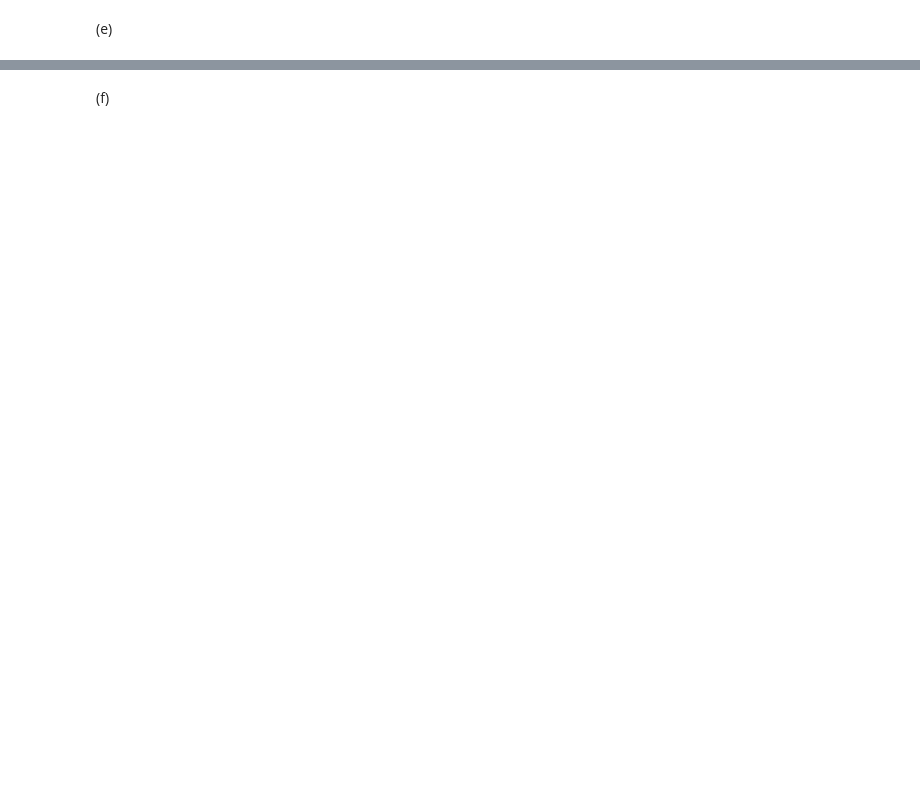
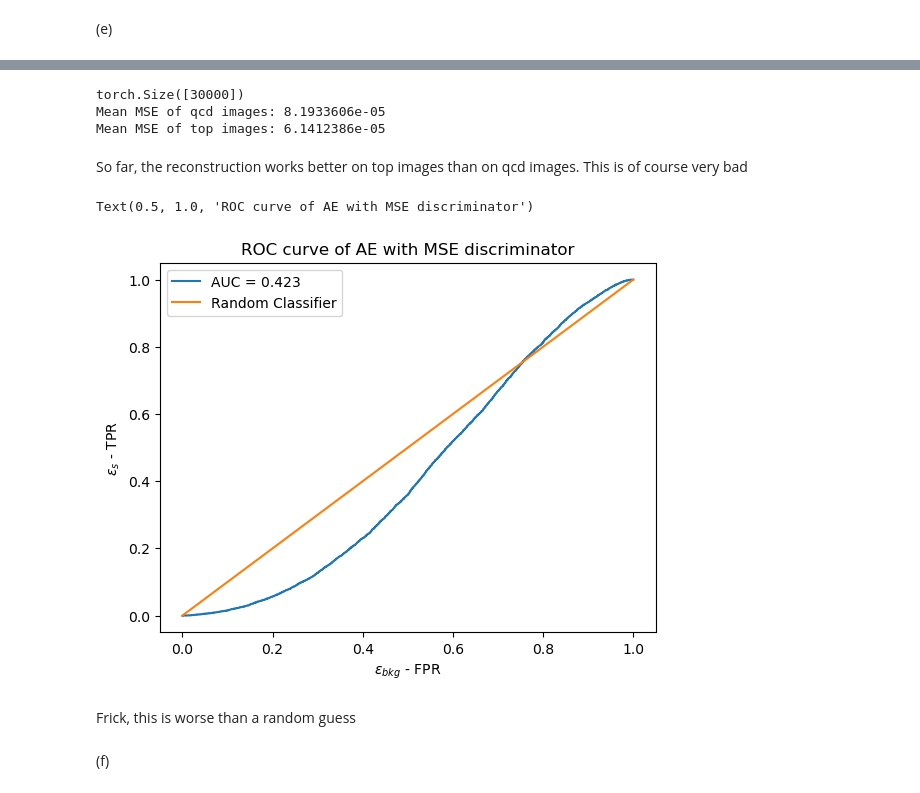
Before and after one commit to phopopo/mlph2023-Exercises, a Jupyter notebook: sheet08.ipynb, the cells around one changed output, grey strips where cells are left out. Cells and saved outputs as stored; diff of their text form; code cells hidden in the pictures; blank space fills up the shorter version.

```diff
--- a/sheet08.ipynb
+++ b/sheet08.ipynb
@@ -700,2 +756,48 @@ RuntimeError: Given groups=1, weight of size [5, 1, 3, 3], expected input[1, 64,
+# %%
+#ROC curves etc.
+#get the data
+_,_,_,z_train_torch,z_test_torch,z_val_torch=make_dataloaders(z_train,z_val,z_test,64, False)
+
+with torch.no_grad():
+    #make prediction
+    test_pred_cnn = cnn_model(z_test_torch)
+    #calculate MSE
+    test_MSE_cnn = torch.mean((z_test_torch - test_pred_cnn)**2, (1,2,3))
+    #normalize MSE
+    #test_MSE_cnn = test_MSE_cnn / torch.max(test_MSE_cnn)
+    #convert the labels to tensor
+    y_test_torch = torch.Tensor(y_test).float()
+
+#what is the MSE difference between top jets and qcd jets?
+mean_MSE_cnn_qcd = torch.mean(test_MSE_cnn[np.where(y_test_torch == 0)])
+mean_MSE_cnn_top = torch.mean(test_MSE_cnn[np.where(y_test_torch == 1)])
+print("Mean MSE of qcd images: " + str(mean_MSE_cnn_qcd.numpy()))
+print("Mean MSE of top images: " + str(mean_MSE_cnn_top.numpy()))
+#compute ROC and AUC
+
+fpr_cnn, tpr_cnn,_  = roc_curve(y_test_torch, test_MSE_cnn)
+auc_score_cnn = roc_auc_score(y_test_torch, test_MSE_cnn)
+# %% [output]
+torch.Size([30000])
+Mean MSE of qcd images: 8.1933606e-05
+Mean MSE of top images: 6.1412386e-05
+# %% [markdown]
+So far, the reconstruction works better on top images than on qcd images. This is of course very bad
+# %%
+#plot the ROC
+fig, ax = plt.subplots()
+rnd_class = np.linspace(0, 1, 100)
+
+ax.plot(fpr_cnn, tpr_cnn, label = f"AUC = {auc_score_cnn:.3}")
+plt.plot(rnd_class,rnd_class, label = "Random Classifier")
+ax.set_xlabel('$\epsilon_{bkg}$ - FPR')
+ax.set_ylabel('$\epsilon_{s}$ - TPR')
+ax.legend()
+ax.set_title("ROC curve of AE with MSE discriminator")
+# %% [output]
+Text(0.5, 1.0, 'ROC curve of AE with MSE discriminator')
+[figure, added]
+# %% [markdown]
+Frick, this is worse than a random guess
 # %% [markdown]
 (f)
```
Also changed, not shown: parts of 24 cells of this notebook, 6 other files.
